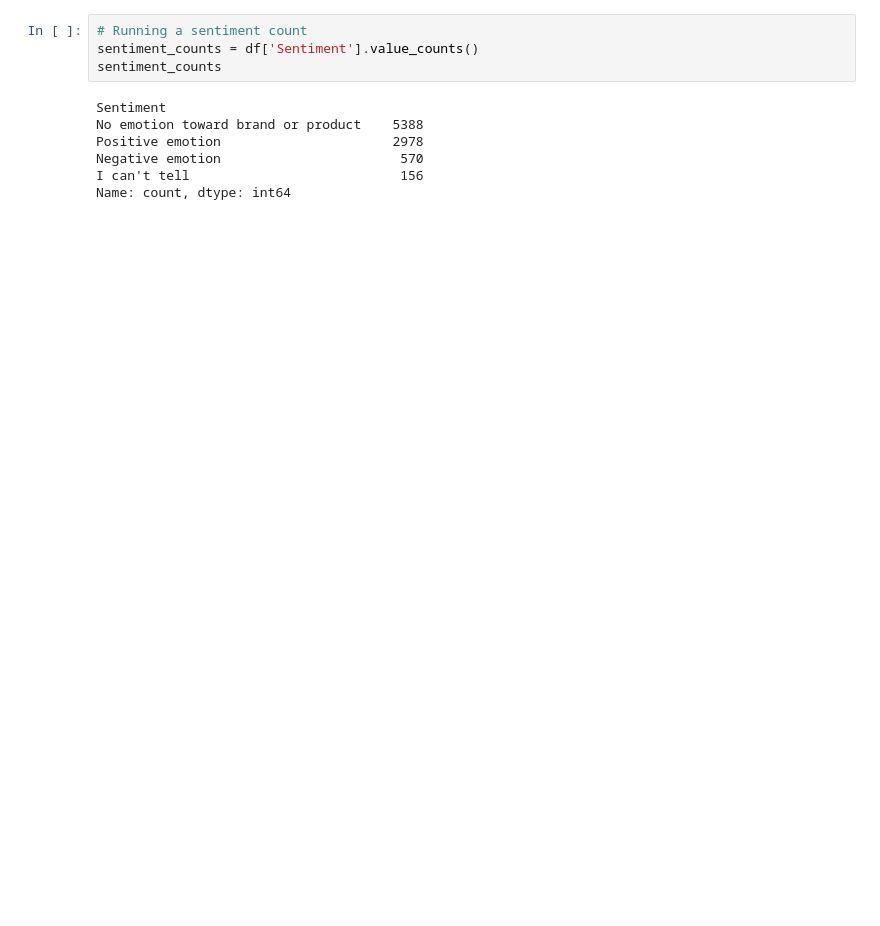
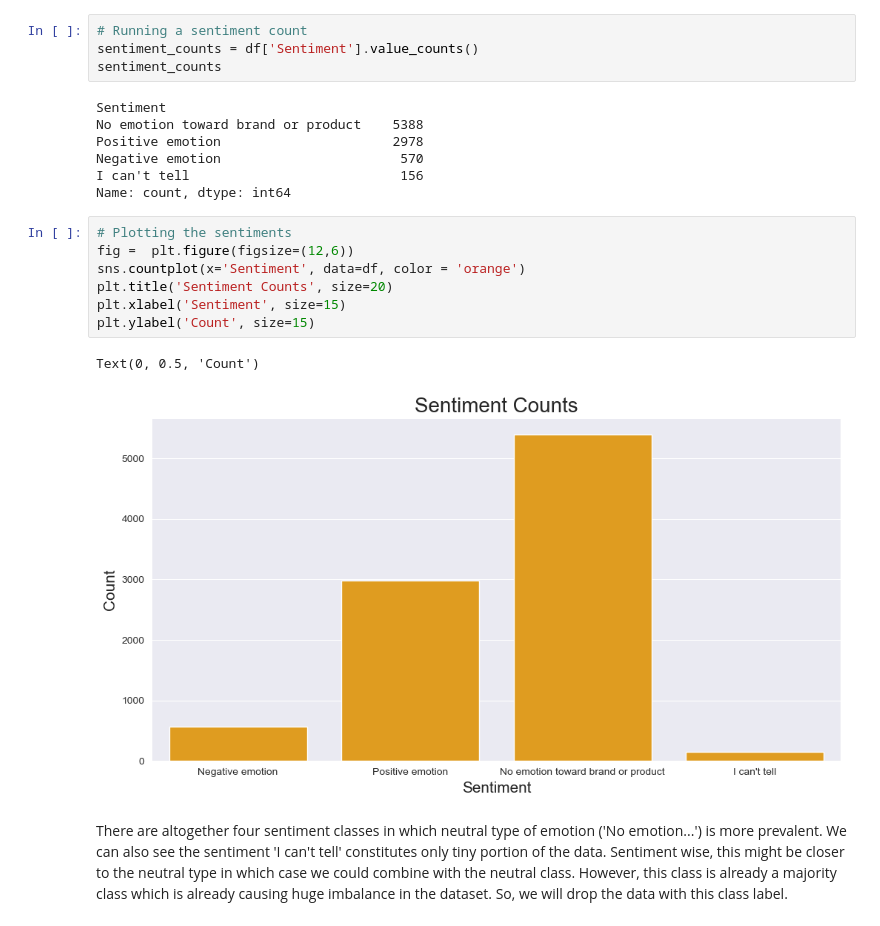
Before and after one commit to jgatharia/Phase_4_Project_, a Jupyter notebook: shamla.ipynb, the cells around one changed output. Saved outputs shown, nothing was run; the diff lists cells and outputs as text; blank space fills up the shorter version.

Commit message:
finished data cleaning and visualizations of sentiment counts

```diff
--- a/shamla.ipynb
+++ b/shamla.ipynb
@@ -251,3 +271,15 @@ Positive emotion                      2978
 Negative emotion                       570
 I can't tell                           156
 Name: count, dtype: int64
+# %%
+# Plotting the sentiments
+fig =  plt.figure(figsize=(12,6))
+sns.countplot(x='Sentiment', data=df, color = 'orange')
+plt.title('Sentiment Counts', size=20)
+plt.xlabel('Sentiment', size=15)
+plt.ylabel('Count', size=15)
+# %% [output]
+Text(0, 0.5, 'Count')
+[figure, added]
+# %% [markdown]
+There are altogether four sentiment classes in which neutral type of emotion ('No emotion...') is more prevalent. We can also see the sentiment 'I can't tell' constitutes only tiny portion of the data. Sentiment wise, this might be closer to the neutral type in which case we could combine with the neutral class. However, this class is already a majority class which is already causing huge imbalance in the dataset. So, we will drop the data with this class label.
```
Also changed, not shown: parts of 20 cells of this notebook.
